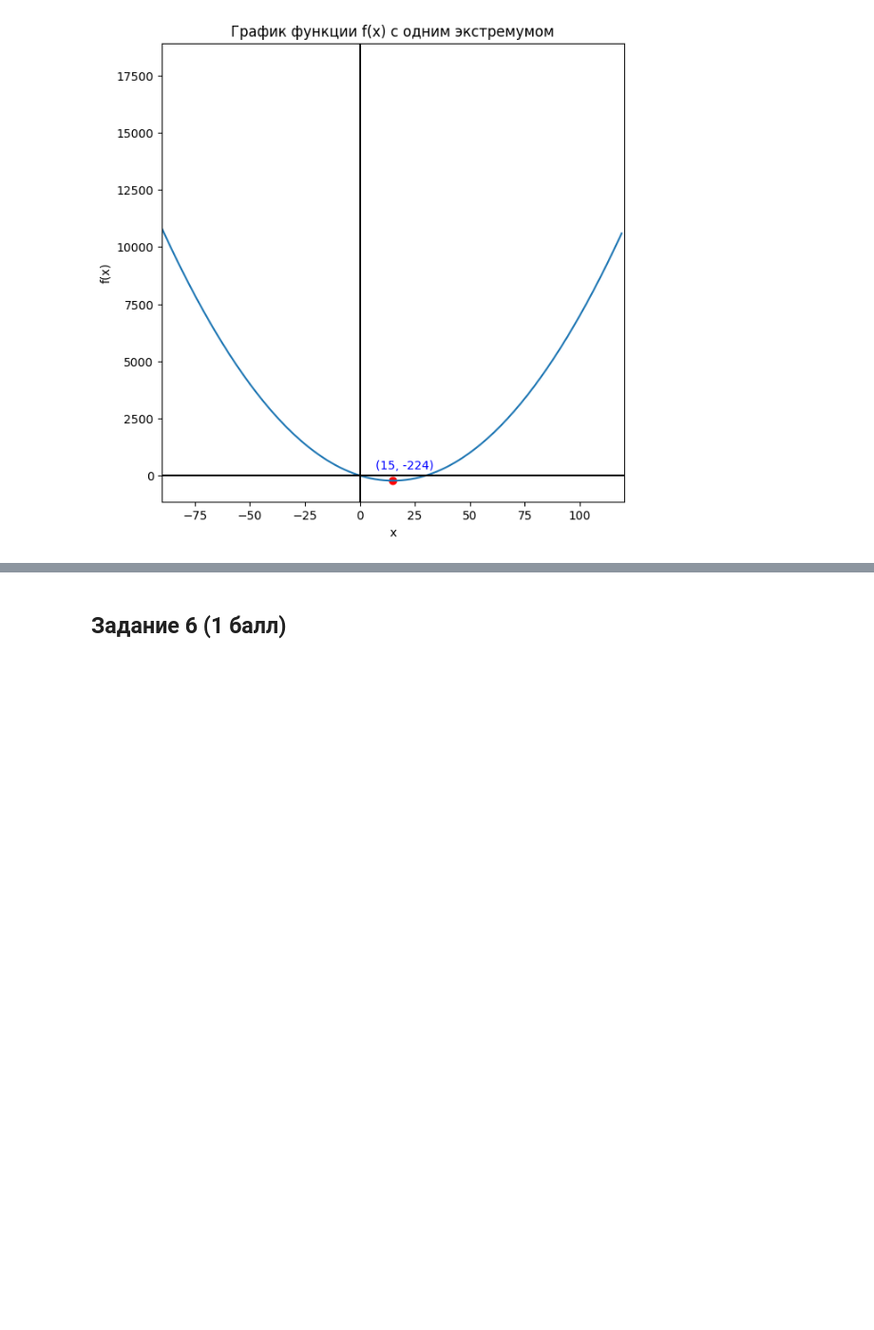
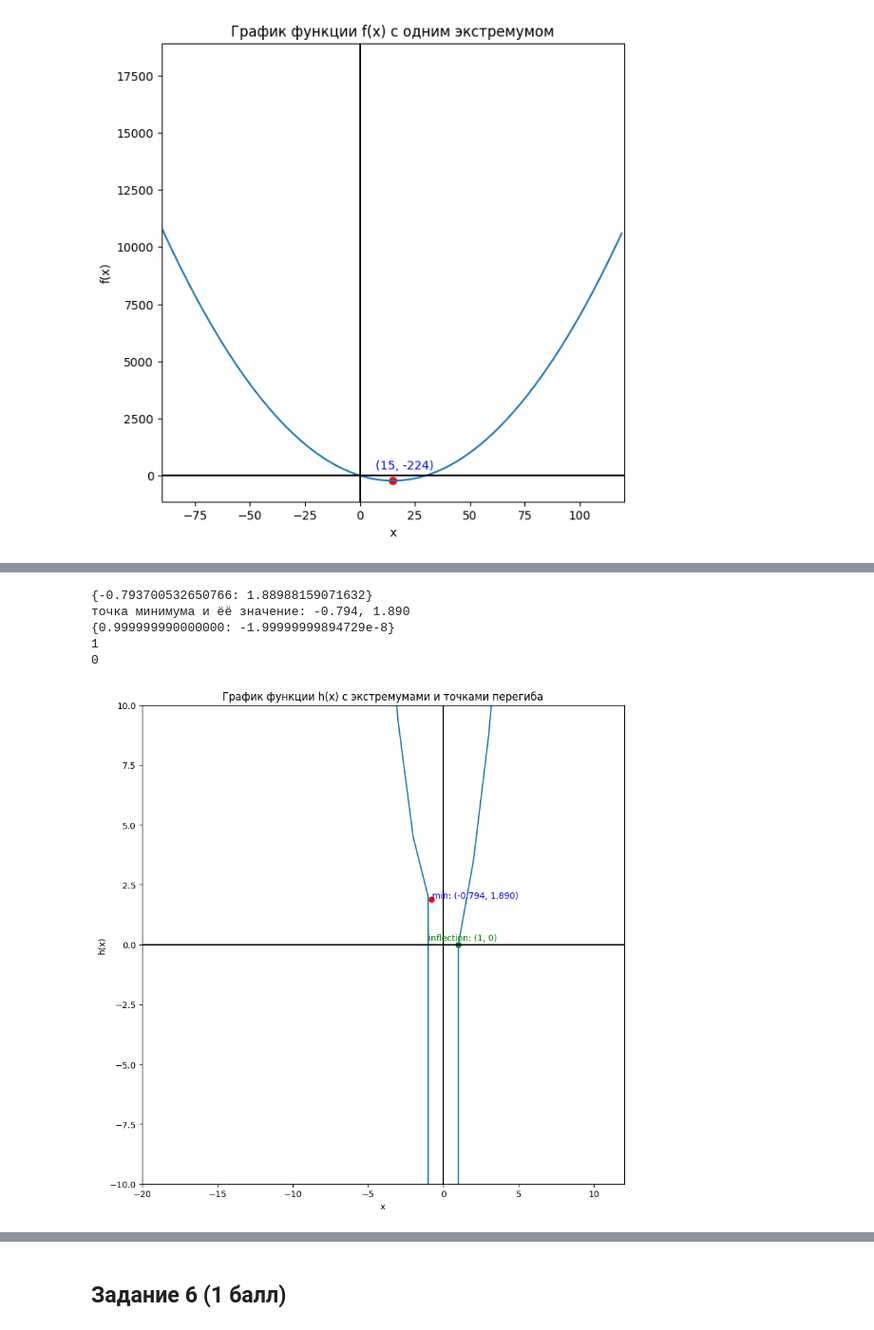
Before and after one commit to VladislavTokarev02/AI_ML_homework, a Jupyter notebook: Hometasks/Base/AI_HW2_GD_base.ipynb, the cells around one changed output, grey strips where cells are left out. Shown at 95% size. Cells and saved outputs as stored; diff of their text form; code cells hidden in the pictures; blank space fills up the shorter version.

```diff
--- a/Hometasks/Base/AI_HW2_GD_base.ipynb
+++ b/Hometasks/Base/AI_HW2_GD_base.ipynb
@@ -170 +228,61 @@ g_x
+# %%
+x_values = [x for x in np.arange(-300, 300, 1)]
+h_values = [h(x) for x in x_values]
+
+plt.figure(figsize = (10, 10))
+plt.plot(x_values, h_values)
+
+plt.xlim([-20, 12])
+plt.ylim([-10, 10])
+plt.axvline(x=0, c = 'black')
+plt.axhline(y=0, c = 'black')
+
+plt.title('График функции h(x) c экстремумами и точками перегиба')
+
+print(h_x)
+x_min = round(list(h_x.keys())[0], 3)
+y_min = round(list(h_x.values())[0], 3)
+print(f"точка минимума и ёё значение: {x_min}, {y_min}")
+
+plt.scatter(x_min, y_min, color = 'red')
+
+
+#для минимума
+plt.annotate(f"min: ({x_min}, {y_min})",  # Текст подписи
+             (x_min, y_min),         # Координаты самой точки
+             textcoords="offset points", # Используем смещение
+             xytext=(1, 1),            # Смещение подписи (x, y)
+             ha="left",                # Выравнивание по горизонтали
+             color="blue")
+
+
+
+print(h_x_infl)
+x_infl = round(list(h_x_infl.keys())[0])
+y_infl = round(list(h_x_infl.values())[0])
+print(x_infl)
+print(y_infl)
+
+plt.scatter(x_infl, y_infl, color = 'green')
+
+#для точки перегиба
+plt.annotate(f"inflection: ({x_infl}, {y_infl})",
+             (x_infl, y_infl),
+            textcoords="offset points",
+             xytext=(5, 5),
+             ha="center",
+             color = 'green')
+
+
+plt.xlabel('x')
+plt.ylabel('h(x)')
+
+plt.show()
+# %% [output]
+{-0.793700532650766: 1.88988159071632}
+точка минимума и ёё значение: -0.794, 1.890
+{0.999999990000000: -1.99999999894729e-8}
+1
+0
+[figure, added]
 # %%
```
Also changed, not shown: parts of 9 cells of this notebook.
